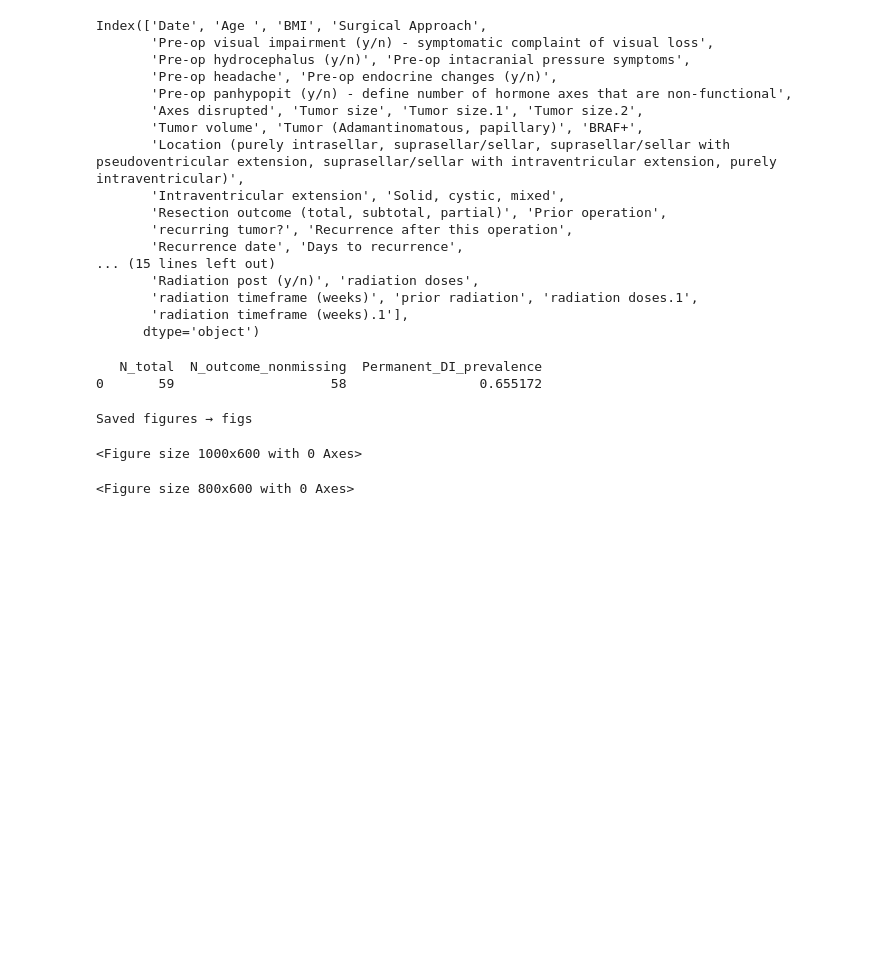
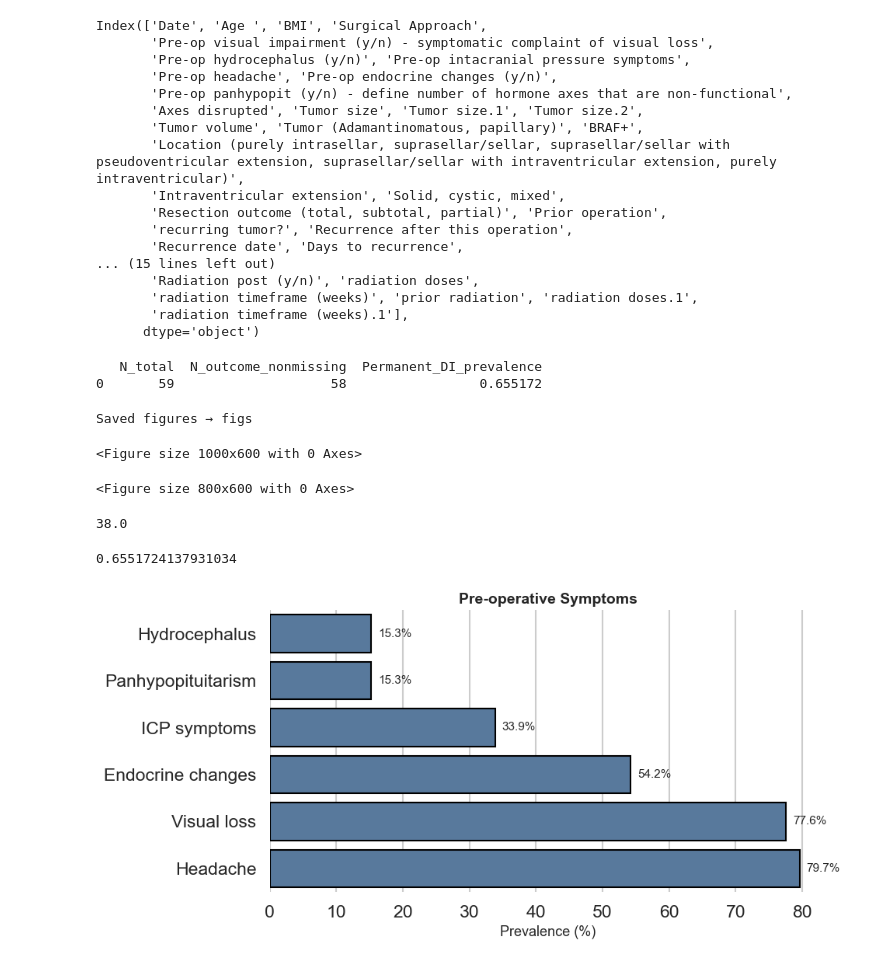
Before and after one commit to shrinitbabel/craniopharyngioma, a Jupyter notebook: EDA.ipynb, the cells around one changed output. Cells and saved outputs as stored; diff of their text form; code cells hidden in the pictures; blank space fills up the shorter version.

```diff
--- a/EDA.ipynb
+++ b/EDA.ipynb
@@ -322,3 +326,59 @@ print("Saved figures →", FIG_DIR)
 Saved figures → figs
 <Figure size 1000x600 with 0 Axes>
 <Figure size 800x600 with 0 Axes>
+# %%
+df["Permanent DI"].sum()
+# %% [output]
+38.0
+# %%
+prevalence
+# %% [output]
+0.6551724137931034
+# %%
+import os
+import pandas as pd
+import matplotlib.pyplot as plt
+import seaborn as sns
+
+os.makedirs("figs", exist_ok=True)
+sns.set_context("talk"); sns.set_style("whitegrid")
+
+# Load
+df = pd.read_csv("data.csv")
+
+# Clinical symptoms only (no radiographic items)
+symptom_map = {
+    "Pre-op visual impairment (y/n) - symptomatic complaint of visual loss": "Visual loss",
+    "Pre-op hydrocephalus (y/n)": "Hydrocephalus",
+    "Pre-op intacranial pressure symptoms": "ICP symptoms",
+    "Pre-op headache": "Headache",
+    "Pre-op endocrine changes (y/n)": "Endocrine changes",
+    "Pre-op panhypopit (y/n) - define number of hormone axes that are non-functional": "Panhypopituitarism",
+}
+
+# Calculate prevalence
+rows = []
+for col, label in symptom_map.items():
+    if col in df.columns:
+        n_total = df[col].notna().sum()
+        n_pos = int((df[col] == 1).sum())
+        perc = 100 * n_pos / n_total if n_total > 0 else 0.0
+        rows.append({"Symptom": label, "Percent": perc, "n_pos": n_pos, "n_total": n_total})
+
+symptom_df = pd.DataFrame(rows).sort_values("Percent", ascending=True)
+
+# Plot
+plt.figure(figsize=(10, 5.0))
+sns.barplot(x="Percent", y="Symptom", data=symptom_df, color="#4C78A8", edgecolor="black")
+for i, r in enumerate(symptom_df.itertuples()):
+    plt.text(r.Percent + 1, i, f"{r.Percent:.1f}%", va="center", fontsize=11)
+
+plt.xlabel("Prevalence (%)", fontsize=13)
+plt.ylabel("")
+plt.title("Pre-operative Symptoms", fontsize=14, weight="bold")
+sns.despine(left=True, bottom=True)
+plt.tight_layout()
+plt.savefig("figs/fig_preop_symptoms.png", dpi=300)
+plt.show()
+# %% [output]
+[figure, added]
```
Also changed, not shown: parts of 2 cells of this notebook, 2 other files.
